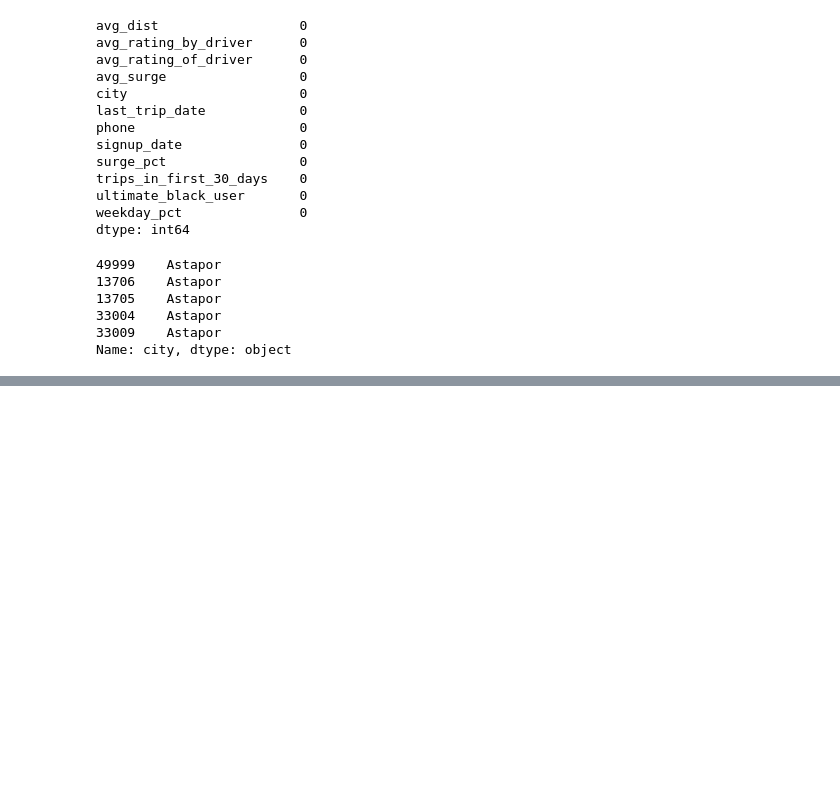
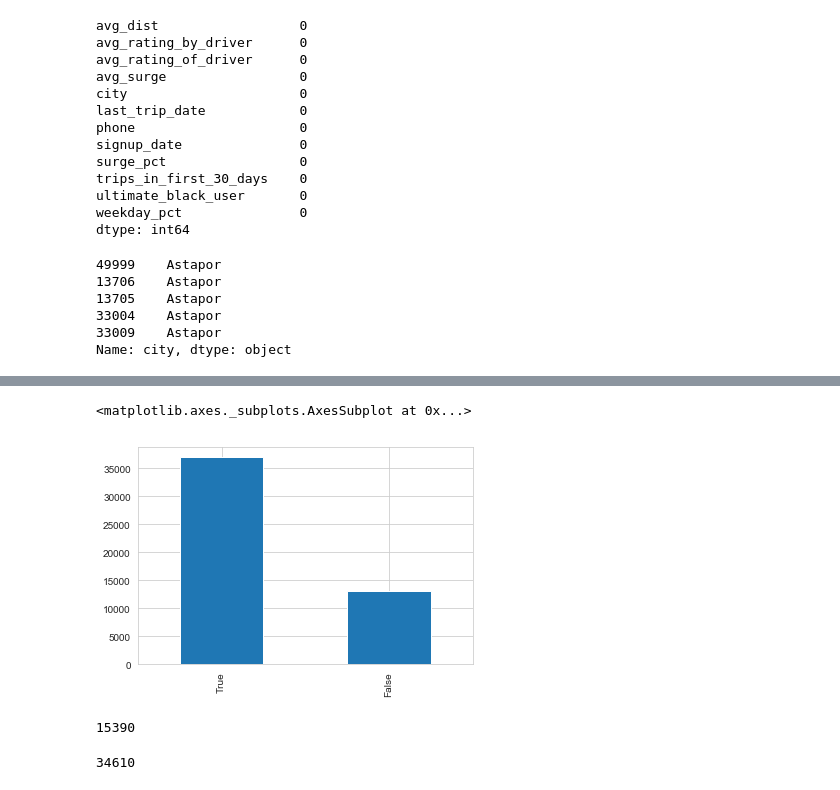
Before and after one commit to karinahou/springboard, a Jupyter notebook: UltimateChallenge.ipynb, the cells around one changed output, grey strips where cells are left out. Saved outputs shown, nothing was run; the diff lists cells and outputs as text; code cells hidden in the pictures; blank space fills up the shorter version.

```diff
--- a/UltimateChallenge.ipynb
+++ b/UltimateChallenge.ipynb
@@ -178,0 +208,8 @@ logins_15.plot(kind = "line")
+# %%
+data['last_trip_date'] = pd.to_datetime(data['last_trip_date'])
+# %%
+from datetime import date, timedelta
+
+
+data["signup_date_30"] = data["signup_date"] + timedelta(days=30)
+data.head()
@@ -178,0 +223,7 @@ logins_15.plot(kind = "line")
+# %%
+data['signup_date_30'] = pd.to_datetime(data['signup_date_30'])
+# %%
+#retained meaning it was used after 30 days
+data['retained'] = ""
+
+data.retained = data['signup_date_30'] < data['last_trip_date']
@@ -178,0 +239,6 @@ logins_15.plot(kind = "line")
+# %%
+#count of true vs false. True is if the customer is retained. False if they have not been using it after 30 days
+data.retained.value_counts().plot(kind = "bar")
+# %% [output]
+<matplotlib.axes._subplots.AxesSubplot at 0x...>
+[figure, added]
@@ -178,0 +256,14 @@ logins_15.plot(kind = "line")
+# %%
+len(data_no_return)
+# %% [output]
+15390
+# %%
+# Get names of indexes for which column Age has value 30
+indexNames = data_return[data_return['trips_in_first_30_days'] == 0 ].index
+
+# Delete these row indexes from dataFrame
+data_return.drop(indexNames , inplace=True)
+
+len(data_return)
+# %% [output]
+34610
```
Also changed, not shown: parts of 46 cells of this notebook.
